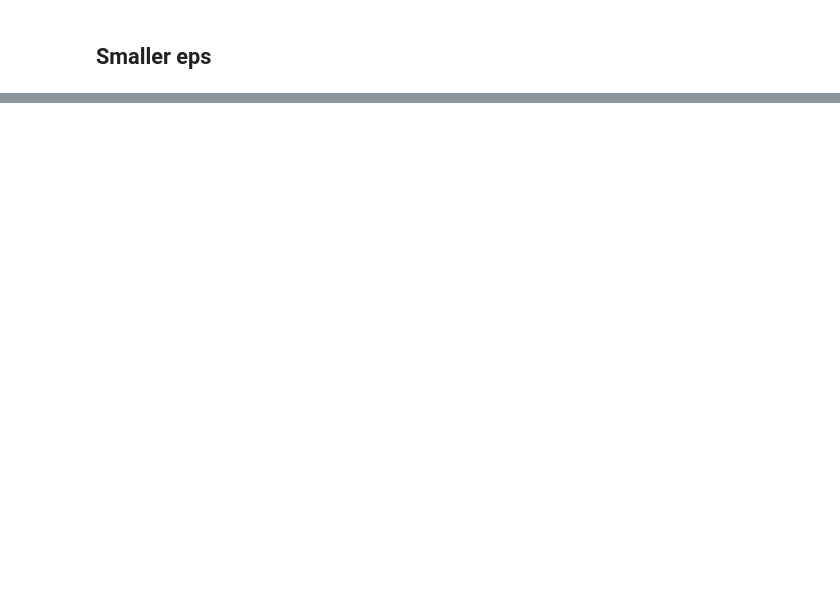
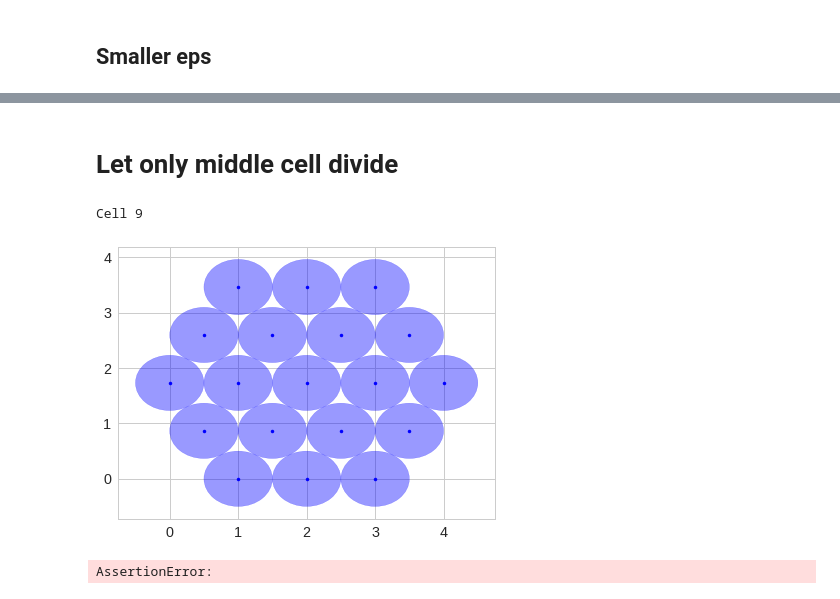
Before and after one commit to somathias/cbmos, a Jupyter notebook: test_adaptivity_38cells.ipynb, the cells around one changed output, grey strips where cells are left out. Drawn from its saved outputs; the diff is of its cells as text; code cells hidden in the pictures; blank space fills up the shorter version.

```diff
--- a/test_adaptivity_38cells.ipynb
+++ b/test_adaptivity_38cells.ipynb
@@ -148,0 +154,42 @@ plt.savefig('adaptivity_38cells_eps0_001.png', bbox_inches='tight')
+# %% [markdown]
+# Let only middle cell divide
+# %%
+# 2D honeycomb mesh
+n_x = 5
+n_y = 5
+xcrds = [(2 * i + (j % 2)) * 0.5 for j in range(n_y) for i in range(n_x)]
+ycrds = [np.sqrt(3) * j * 0.5 for j in range(n_y) for i in range(n_x)]
+
+# make cell_list for the sheet
+sheet = [cl.Cell(i, [x,y], -24.0, proliferating=True, division_time_generator=lambda t: 24+t) for i, x, y in zip(range(n_x*n_y), xcrds, ycrds)]
+# delete cells to make it circular
+del sheet[24]
+del sheet[20]
+del sheet[19]
+del sheet[9]
+del sheet[4]
+del sheet[0]
+# %%
+for ind, cell in enumerate(sheet):
+    if ind != 9:
+        cell.proliferating = False
+    else:
+        print('Cell '+ str(ind))
+#sheet[9].division_time_generator = lambda t: 24+t
+# %% [output]
+Cell 9
+# %%
+# plot to check what happend
+plot_population(sheet)
+# %% [output]
+[figure, added]
+# %%
+#prepare consistent initial data
+solver_scipy = cbmos.CBMSolver(ff.piecewise_polynomial, scpi.solve_ivp, dim)
+t_data_init = [0, 0.0001]
+muR = 9.1
+ratio = 0.21
+params_poly = {'muA': ratio*muR, 'muR': muR, 'rA': rA, 'rR': 1.0/(1.0-np.sqrt(ratio)/3.0), 'n': 1.0, 'p': 1.0}
+initial_sheet = solver_scipy.simulate(sheet, t_data_init, params_poly, {}, seed=seed)[-1]
+# %% [output]
+AssertionError:
```
Also changed, not shown: parts of 8 cells of this notebook, 2 other files.
